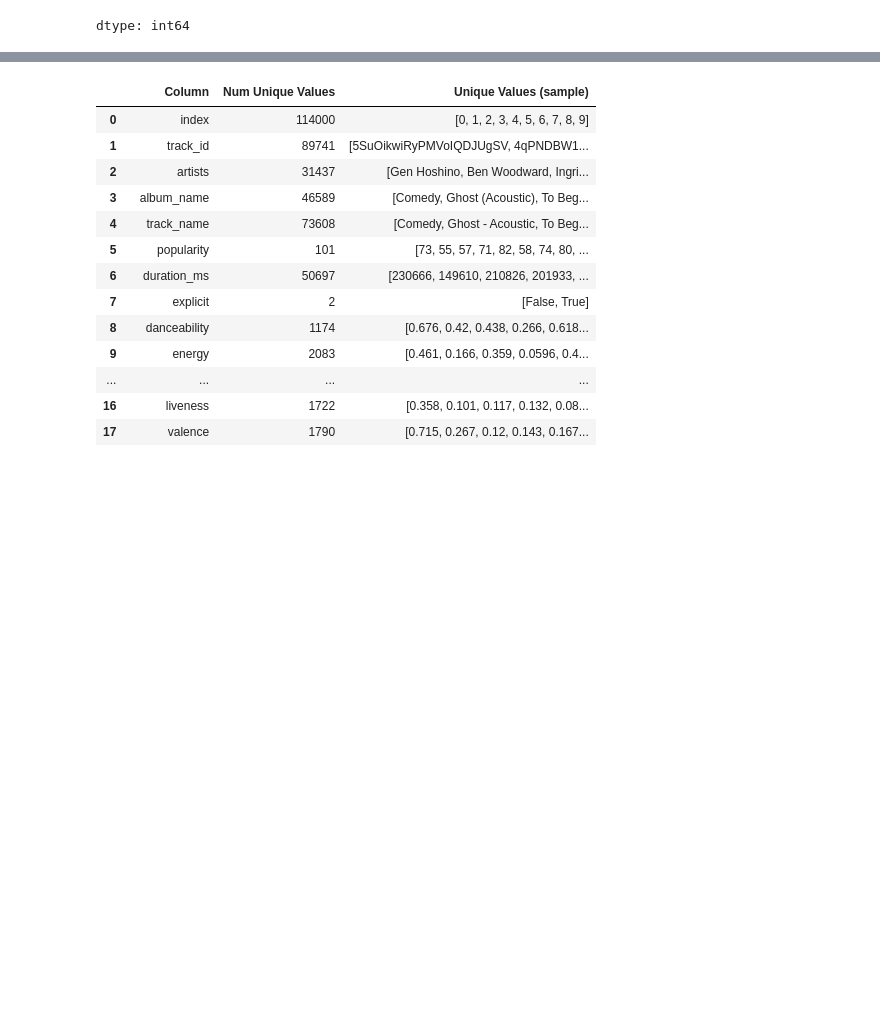
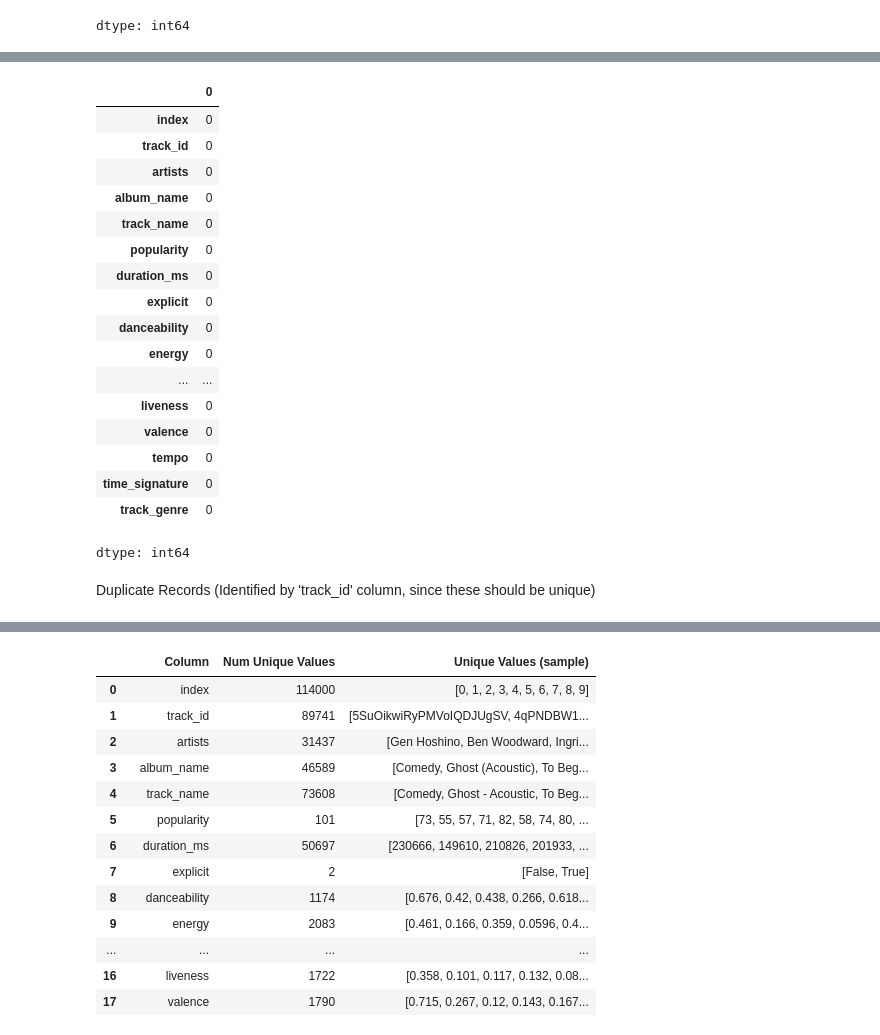
Before and after one commit to matthewsj17/Spotify-Data-Analysis-DSCI300-Project, a Jupyter notebook: DSCI300_DataCleaning_SemesterProject.ipynb, the cells around one changed output, grey strips where cells are left out. Saved outputs shown, nothing was run; the diff lists cells and outputs as text; code cells hidden in the pictures; blank space fills up the shorter version.

```diff
--- a/DSCI300_DataCleaning_SemesterProject.ipynb
+++ b/DSCI300_DataCleaning_SemesterProject.ipynb
@@ -117,0 +131,28 @@ nan_rows_any
+# %%
+# Its only one row, so we can either omit this from the data or try to identify the information from the track_id.
+
+# For ease of use, we'll just omit it since it is one data point.
+
+spotify_df = spotify_df.dropna()
+spotify_df.isna().sum()
+# %% [output]
+|  | 0 |
+| index | 0 |
+| track_id | 0 |
+| artists | 0 |
+| album_name | 0 |
+| track_name | 0 |
+| popularity | 0 |
+| duration_ms | 0 |
+| explicit | 0 |
+| danceability | 0 |
+| energy | 0 |
+| ... | ... |
+| liveness | 0 |
+| valence | 0 |
+| tempo | 0 |
+| time_signature | 0 |
+| track_genre | 0 |
+dtype: int64
+# %% [markdown]
+Duplicate Records (Identified by 'track_id' column, since these should be unique)
```
Also changed, not shown: parts of 13 cells of this notebook.
